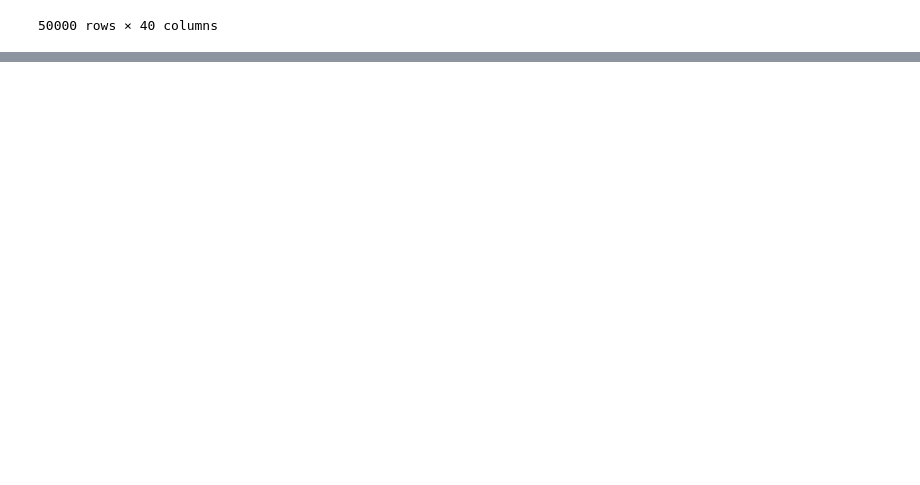
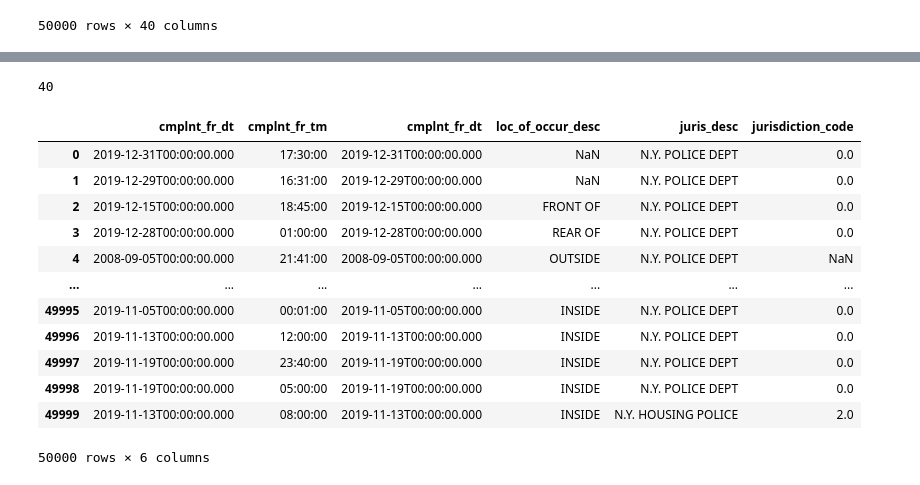
Before and after one commit to 18katesmit/NYPDComplaintClassification, a Jupyter notebook: NYPDcrimes.ipynb, the cells around one changed output, grey strips where cells are left out. Saved outputs shown, nothing was run; the diff lists cells and outputs as text; code cells hidden in the pictures; blank space fills up the shorter version.

```diff
--- a/NYPDcrimes.ipynb
+++ b/NYPDcrimes.ipynb
@@ -57,0 +74,20 @@ crimes
+# %%
+len(crimes.columns)
+# %% [output]
+40
+# %%
+crimes[['cmplnt_fr_dt','cmplnt_fr_tm','cmplnt_fr_dt','loc_of_occur_desc','juris_desc','jurisdiction_code']]
+# %% [output]
+|  | cmplnt_fr_dt | cmplnt_fr_tm | cmplnt_fr_dt | loc_of_occur_desc | juris_desc | jurisdiction_code |
+| 0 | 2019-12-31T00:00:00.000 | 17:30:00 | 2019-12-31T00:00:00.000 | NaN | N.Y. POLICE DEPT | 0.0 |
+| 1 | 2019-12-29T00:00:00.000 | 16:31:00 | 2019-12-29T00:00:00.000 | NaN | N.Y. POLICE DEPT | 0.0 |
+| 2 | 2019-12-15T00:00:00.000 | 18:45:00 | 2019-12-15T00:00:00.000 | FRONT OF | N.Y. POLICE DEPT | 0.0 |
+| 3 | 2019-12-28T00:00:00.000 | 01:00:00 | 2019-12-28T00:00:00.000 | REAR OF | N.Y. POLICE DEPT | 0.0 |
+| 4 | 2008-09-05T00:00:00.000 | 21:41:00 | 2008-09-05T00:00:00.000 | OUTSIDE | N.Y. POLICE DEPT | NaN |
+| ... | ... | ... | ... | ... | ... | ... |
+| 49995 | 2019-11-05T00:00:00.000 | 00:01:00 | 2019-11-05T00:00:00.000 | INSIDE | N.Y. POLICE DEPT | 0.0 |
+| 49996 | 2019-11-13T00:00:00.000 | 12:00:00 | 2019-11-13T00:00:00.000 | INSIDE | N.Y. POLICE DEPT | 0.0 |
+| 49997 | 2019-11-19T00:00:00.000 | 23:40:00 | 2019-11-19T00:00:00.000 | INSIDE | N.Y. POLICE DEPT | 0.0 |
+| 49998 | 2019-11-19T00:00:00.000 | 05:00:00 | 2019-11-19T00:00:00.000 | INSIDE | N.Y. POLICE DEPT | 0.0 |
+| 49999 | 2019-11-13T00:00:00.000 | 08:00:00 | 2019-11-13T00:00:00.000 | INSIDE | N.Y. HOUSING POLICE | 2.0 |
+50000 rows × 6 columns
```
Also changed, not shown: parts of 8 cells of this notebook.
